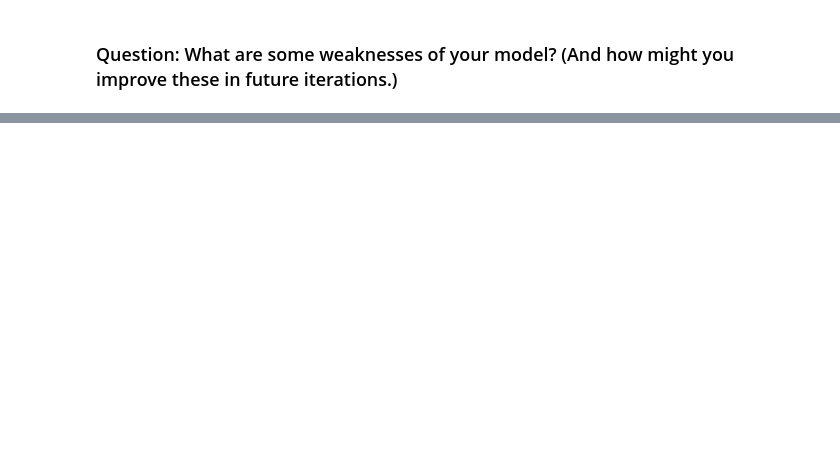
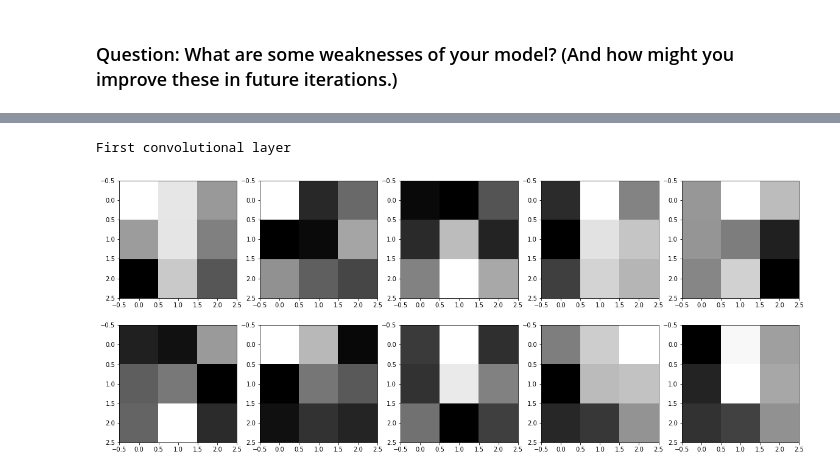
Before and after one commit to cezannec/intro-computervision, a Jupyter notebook: 4. Classify FashionMNIST, example solution.ipynb, the cells around one changed output, grey strips where cells are left out. Saved outputs shown, nothing was run; the diff lists cells and outputs as text; code cells hidden in the pictures; blank space fills up the shorter version.

```diff
--- a/4. Classify FashionMNIST, example solution.ipynb
+++ b/4. Classify FashionMNIST, example solution.ipynb
@@ -204,13 +192,11 @@ Note that for a classification problem like this, one typically uses cross entro
 # %%
 import torch.optim as optim
 
-## TODO: specify loss function
-# using cross entropy whcih combines softmax and NLL loss
-criterion = nn.CrossEntropyLoss()
+## Specify loss function (try categorical cross-entropy)
+loss_function = nn.CrossEntropyLoss()
 
-## TODO: specify optimizer
-# stochastic gradient descent with a small learning rate AND some momentum
-optimizer = optim.SGD(net.parameters(), lr=0.001, momentum=0.9)
+## Specify optimizer (I'm using stochastic gradient descent)
+optimizer = optim.SGD(net.parameters(), lr=0.01)
 # %% [markdown]
 ### A note on accuracy
 
@@ -362,7 +321,7 @@ for batch_i, data in enumerate(test_loader):
     outputs = net(inputs)
 
     # calculate the loss
-    loss = criterion(outputs, labels)
+    loss = loss_function(outputs, labels)
 
     # update average test loss
     test_loss = test_loss + ((torch.ones(1) / (batch_i + 1)) * (loss.data - test_loss))
@@ -371,7 +330,6 @@ for batch_i, data in enumerate(test_loader):
     _, predicted = torch.max(outputs.data, 1)
 
     # compare predictions to true label
-    # this creates a `correct` Tensor that holds the number of correctly classified images in a batch
     correct = np.squeeze(predicted.eq(labels.data.view_as(predicted)))
 
     # calculate test accuracy for *each* object class
@@ -447,0 +414,14 @@ torch.save(net.state_dict(), model_dir+model_name)
+# %%
+# instantiate your Net
+# this refers to your Net class defined above
+net = Net()
+
+# load the net parameters by name
+# uncomment and write the name of a saved model
+net.load_state_dict(torch.load('saved_models/model_simple.pt'))
+
+print(net)
+
+# Once you've loaded a specific model in, you can then
+# us it or further analyze it!
+# This will be especialy useful for feature visualization
@@ -447,0 +447,21 @@ torch.save(net.state_dict(), model_dir+model_name)
+# %%
+# Get the weights in the first conv layer
+weights = net.conv1.weight.data
+w = weights.numpy()
+
+# for 10 filters
+fig=plt.figure(figsize=(20, 8))
+columns = 5
+rows = 2
+for i in range(0, columns*rows):
+    fig.add_subplot(rows, columns, i+1)
+    plt.imshow(w[i][0], cmap='gray')
+
+print('First convolutional layer')
+plt.show()
+
+weights = net.conv2.weight.data
+w = weights.numpy()
+# %% [output]
+First convolutional layer
+[figure, added]
```
Also changed, not shown: parts of 28 cells of this notebook, 4 other files.
